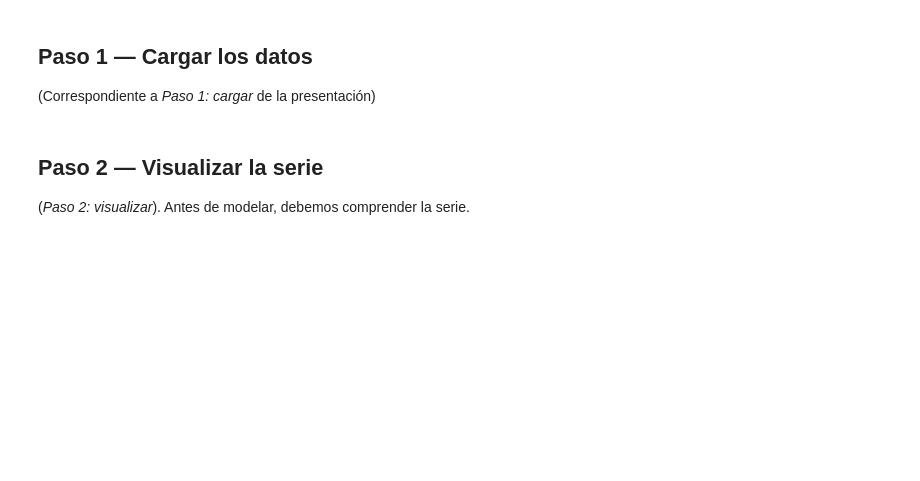
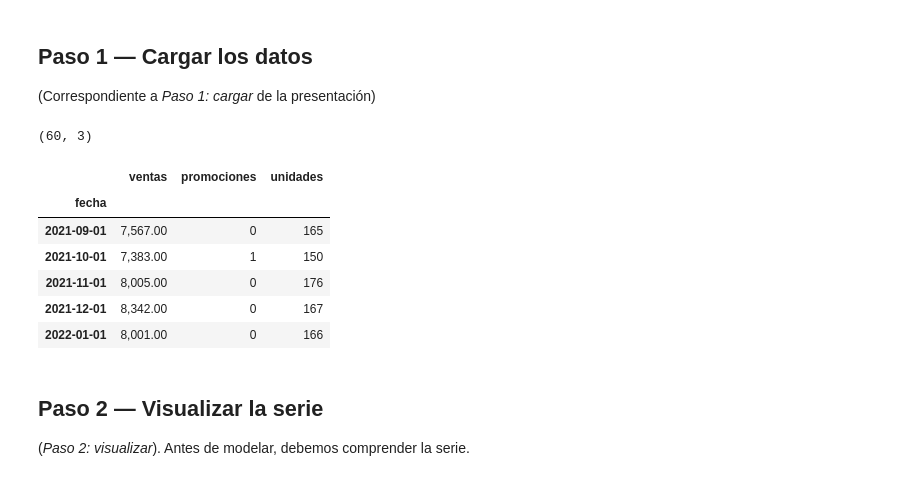
Before and after one commit to Gabriel44svg/taller_pandas_csv, a Jupyter notebook: clase8_forecasting/notebooks/01_live_coding_ventas_mensuales.ipynb, the cells around one changed output. Cells and saved outputs as stored; diff of their text form; code cells hidden in the pictures; blank space fills up the shorter version.

```diff
--- a/clase8_forecasting/notebooks/01_live_coding_ventas_mensuales.ipynb
+++ b/clase8_forecasting/notebooks/01_live_coding_ventas_mensuales.ipynb
@@ -18,32 +18,41 @@ Descomentar al iniciar la sesión.
 # %%
 # Paso 0: Librerías necesarias para todo el notebook
 #
-# import pandas as pd
-# import numpy as np
-# import matplotlib.pyplot as plt
-#
-# from sklearn.metrics import mean_absolute_error, mean_squared_error
-#
-# from statsmodels.tsa.holtwinters import SimpleExpSmoothing, Holt, ExponentialSmoothing
-# from statsmodels.tsa.arima.model import ARIMA
-#
-# pd.set_option("display.float_format", lambda x: f"{x:,.2f}")
+import pandas as pd
+import numpy as np
+import matplotlib.pyplot as plt
+
+from sklearn.metrics import mean_absolute_error, mean_squared_error
+
+from statsmodels.tsa.holtwinters import SimpleExpSmoothing, Holt, ExponentialSmoothing
+from statsmodels.tsa.arima.model import ARIMA
+
+pd.set_option("display.float_format", lambda x: f"{x:,.2f}")
 # %% [markdown]
 ## Paso 1 — Cargar los datos
 (Correspondiente a *Paso 1: cargar* de la presentación)
 # %%
 # Paso 1: cargar el csv y preparar el índice temporal
 #
-# df = pd.read_csv("../data/ventas_mensuales.csv")
+df = pd.read_csv("../data/ventas_mensuales.csv")
 #
-# df["fecha"] = pd.to_datetime(df["fecha"])
+df["fecha"] = pd.to_datetime(df["fecha"])
 #
-# df = df.sort_values("fecha")
+df = df.sort_values("fecha")
 #
-# df = df.set_index("fecha")
+df = df.set_index("fecha")
 #
-# print(df.shape)
-# df.head()
+print(df.shape)
+df.head()
+# %% [output]
+(60, 3)
+|  | ventas | promociones | unidades |
+| fecha |  |  |  |
+| 2021-09-01 | 7,567.00 | 0 | 165 |
+| 2021-10-01 | 7,383.00 | 1 | 150 |
+| 2021-11-01 | 8,005.00 | 0 | 176 |
+| 2021-12-01 | 8,342.00 | 0 | 167 |
+| 2022-01-01 | 8,001.00 | 0 | 166 |
 # %% [markdown]
 ## Paso 2 — Visualizar la serie
 (*Paso 2: visualizar*). Antes de modelar, debemos comprender la serie.
```
Also changed, not shown: parts of 13 cells of this notebook, 18 other files.
